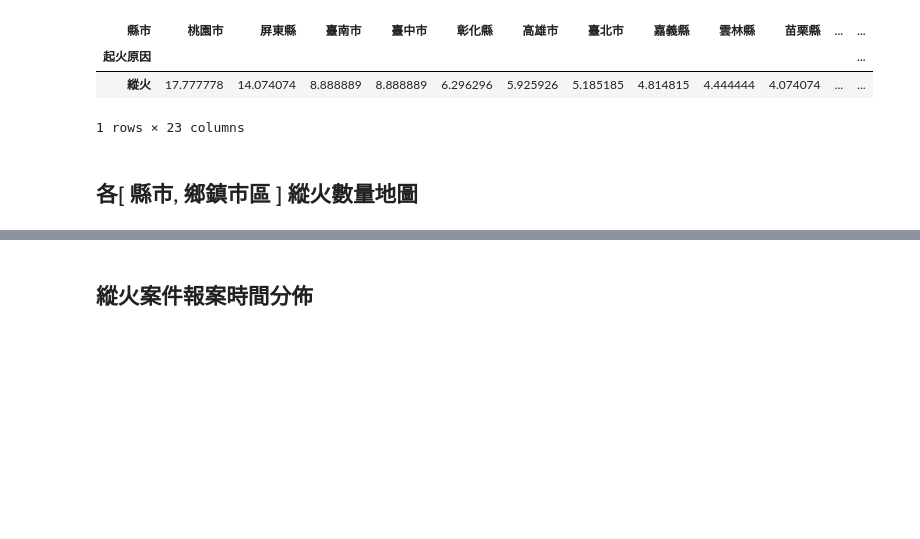
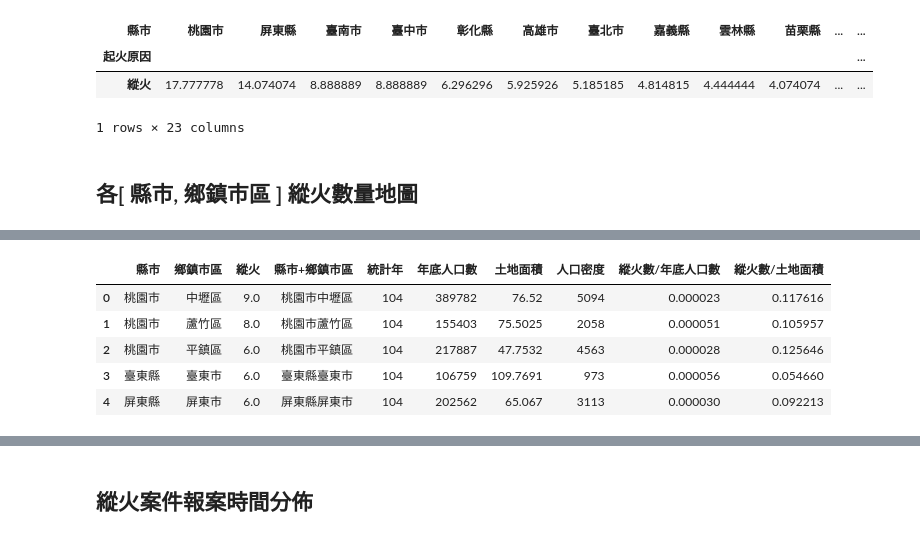
Before and after one commit to mosdeo/104-Taichung_FireDisasterEvent_DataMining, a Jupyter notebook: 104年臺灣火災事件資料探勘.ipynb, the cells around one changed output, grey strips where cells are left out. Drawn from its saved outputs; the diff is of its cells as text; code cells hidden in the pictures; blank space fills up the shorter version.

```diff
--- a/104年臺灣火災事件資料探勘.ipynb
+++ b/104年臺灣火災事件資料探勘.ipynb
@@ -325,0 +347,11 @@ plt.show()
+# %%
+# 1. 合併 各地區人口數目 & 各地區縱火數
+# 2. 清除 na
+# 3. drop 多餘 columns
+df_caclu_arson_and_population = (
+            df_Arson_rank.reset_index()
+                         .merge(how = 'outer',
+                                right = df_104_tw_population, right_on = '區域別',
+                                left_on = '縣市+鄉鎮市區')
+                         .dropna(subset = ['縣市+鄉鎮市區','區域別'])
+                         .drop(labels=['區域別'], axis = 1))
@@ -325,0 +370,10 @@ plt.show()
+# %%
+# df_caclu_arson_and_population.sort_values(by='縱火數/年底人口數', ascending=False)
+df_caclu_arson_and_population.head()
+# %% [output]
+|  | 縣市 | 鄉鎮市區 | 縱火 | 縣市+鄉鎮市區 | 統計年 | 年底人口數 | 土地面積 | 人口密度 | 縱火數/年底人口數 | 縱火數/土地面積 |
+| 0 | 桃園市 | 中壢區 | 9.0 | 桃園市中壢區 | 104 | 389782 | 76.52 | 5094 | 0.000023 | 0.117616 |
+| 1 | 桃園市 | 蘆竹區 | 8.0 | 桃園市蘆竹區 | 104 | 155403 | 75.5025 | 2058 | 0.000051 | 0.105957 |
+| 2 | 桃園市 | 平鎮區 | 6.0 | 桃園市平鎮區 | 104 | 217887 | 47.7532 | 4563 | 0.000028 | 0.125646 |
+| 3 | 臺東縣 | 臺東市 | 6.0 | 臺東縣臺東市 | 104 | 106759 | 109.7691 | 973 | 0.000056 | 0.054660 |
+| 4 | 屏東縣 | 屏東市 | 6.0 | 屏東縣屏東市 | 104 | 202562 | 65.067 | 3113 | 0.000030 | 0.092213 |
```
Also changed, not shown: parts of 19 cells of this notebook.
